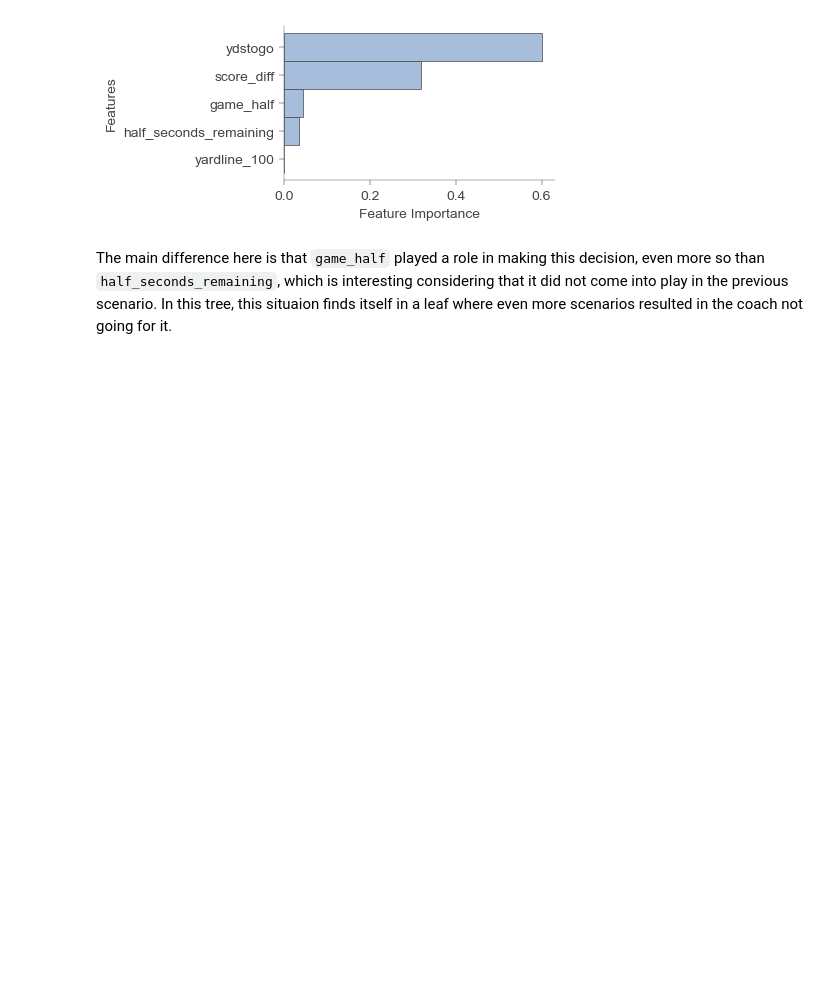
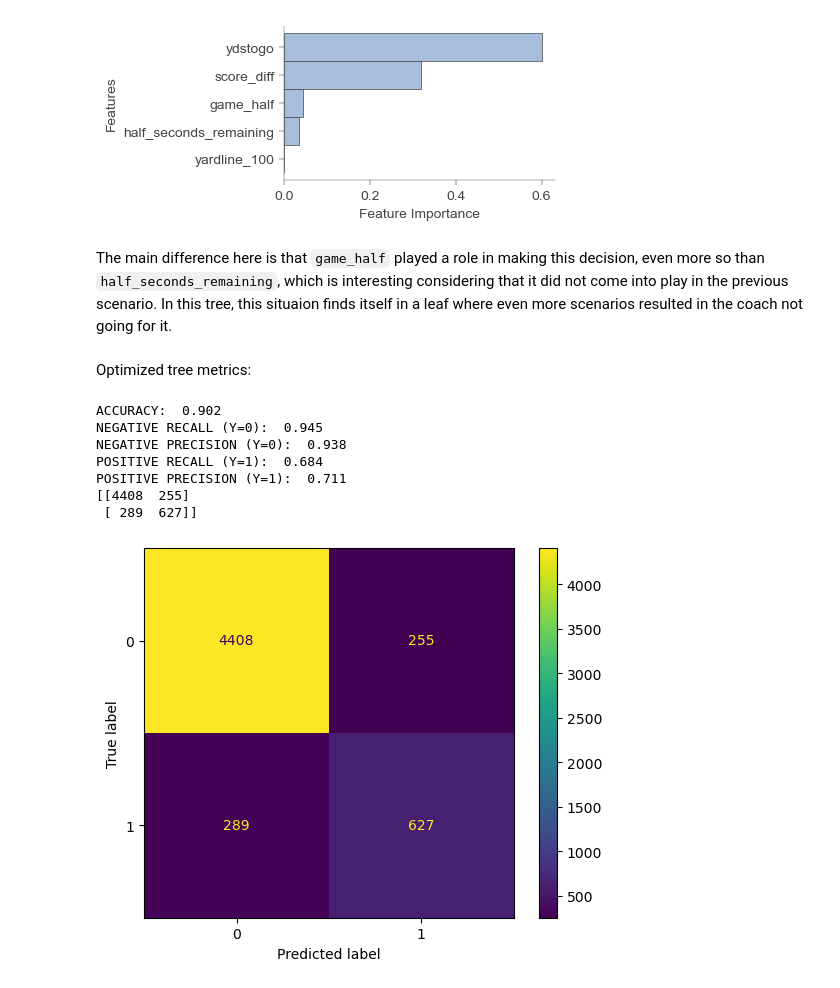
Before and after one commit to anly501/dsan-5000-project-tsigall, a Jupyter notebook: dsan5000/decision_trees.ipynb, the cells around one changed output. Saved outputs shown, nothing was run; the diff lists cells and outputs as text; code cells hidden in the pictures; blank space fills up the shorter version.

```diff
--- a/dsan5000/decision_trees.ipynb
+++ b/dsan5000/decision_trees.ipynb
@@ -423,3 +424,21 @@ viz_model.instance_feature_importance(x = instance, figsize=(3.5,2))
 [figure]
 # %% [markdown]
 The main difference here is that `game_half` played a role in making this decision, even more so than `half_seconds_remaining`, which is interesting considering that it did not come into play in the previous scenario. In this tree, this situaion finds itself in a leaf where even more scenarios resulted in the coach not going for it.
+# %% [markdown]
+Optimized tree metrics:
+# %%
+#| code-fold: true
+
+yp_train = best_model.predict(x_train.values)
+yp_test = best_model.predict(x_test.values)
+
+confusion_plot(y_test, yp_test)
+# %% [output]
+ACCURACY:  0.902
+NEGATIVE RECALL (Y=0):  0.945
+NEGATIVE PRECISION (Y=0):  0.938
+POSITIVE RECALL (Y=1):  0.684
+POSITIVE PRECISION (Y=1):  0.711
+[[4408  255]
+ [ 289  627]]
+[figure, added]
```
Also changed, not shown: parts of 6 cells of this notebook, 18 other files.
